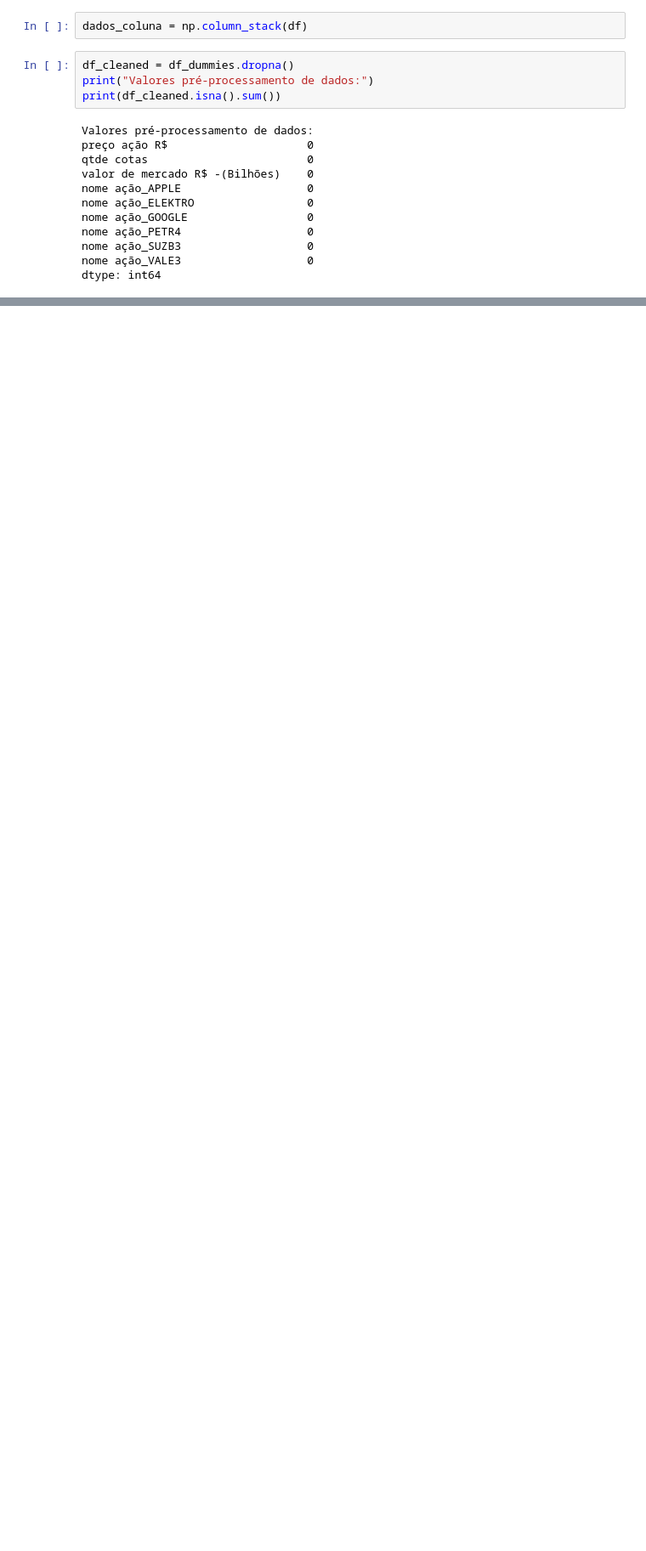
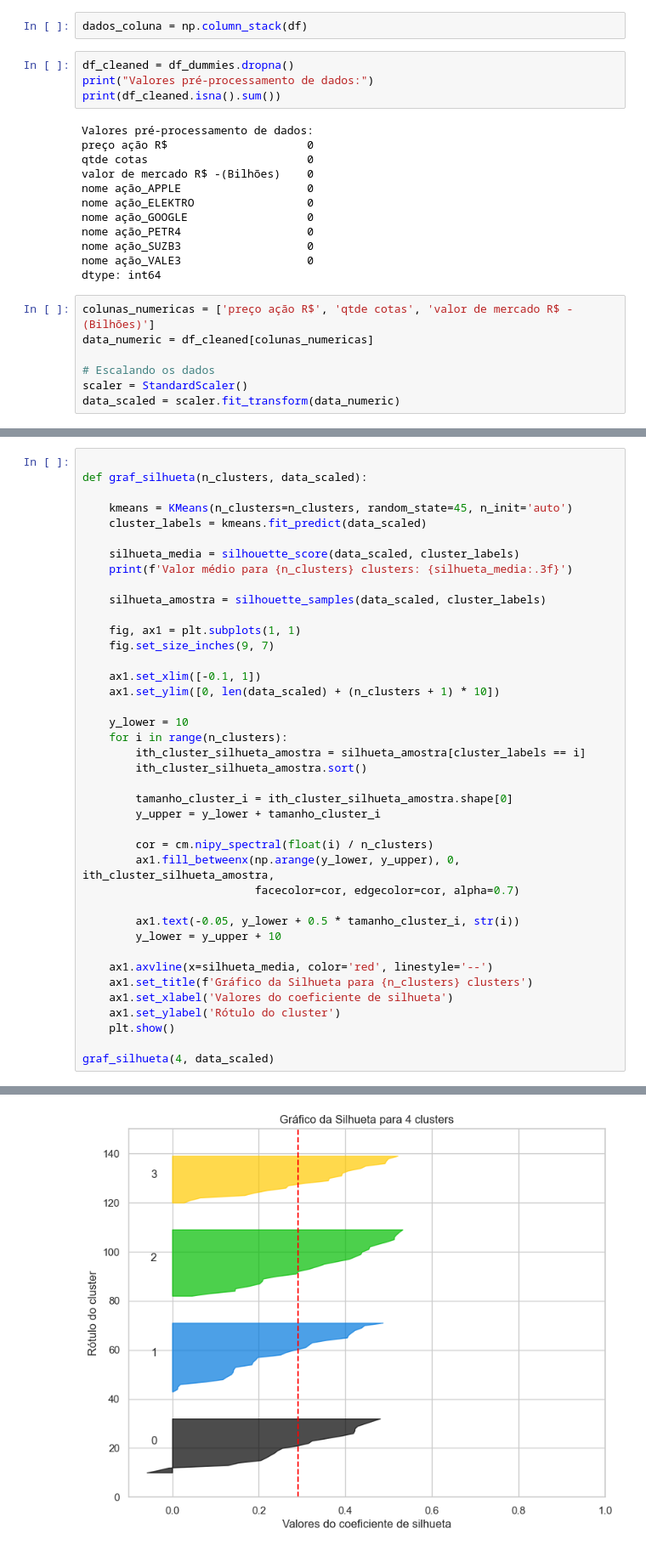
Before and after one commit to Isadorq/IABD---Exemplo-aula-2, a Jupyter notebook: somativa 25.11/somativa.ipynb, the cells around one changed output, grey strips where cells are left out. Shown at 85% size. Saved outputs shown, nothing was run; the diff lists cells and outputs as text; blank space fills up the shorter version.

```diff
--- a/somativa 25.11/somativa.ipynb
+++ b/somativa 25.11/somativa.ipynb
@@ -129,6 +133,13 @@ nome ação_PETR4                   0
 nome ação_SUZB3                   0
 nome ação_VALE3                   0
 dtype: int64
+# %%
+colunas_numericas = ['preço ação R$', 'qtde cotas', 'valor de mercado R$ -(Bilhões)']
+data_numeric = df_cleaned[colunas_numericas]
+
+# Escalando os dados
+scaler = StandardScaler()
+data_scaled = scaler.fit_transform(data_numeric)
 # %%
 if df_cleaned.shape[1] >= 2:
 
@@ -201,0 +180,41 @@ plt.show()
+# %%
+
+def graf_silhueta(n_clusters, data_scaled):
+
+    kmeans = KMeans(n_clusters=n_clusters, random_state=45, n_init='auto')
+    cluster_labels = kmeans.fit_predict(data_scaled)
+
+    silhueta_media = silhouette_score(data_scaled, cluster_labels)
+    print(f'Valor médio para {n_clusters} clusters: {silhueta_media:.3f}')
+
+    silhueta_amostra = silhouette_samples(data_scaled, cluster_labels)
+
+    fig, ax1 = plt.subplots(1, 1)
+    fig.set_size_inches(9, 7)
+
+    ax1.set_xlim([-0.1, 1])
+    ax1.set_ylim([0, len(data_scaled) + (n_clusters + 1) * 10])
+
+    y_lower = 10
+    for i in range(n_clusters):
+        ith_cluster_silhueta_amostra = silhueta_amostra[cluster_labels == i]
+        ith_cluster_silhueta_amostra.sort()
+
+        tamanho_cluster_i = ith_cluster_silhueta_amostra.shape[0]
+        y_upper = y_lower + tamanho_cluster_i
+
+        cor = cm.nipy_spectral(float(i) / n_clusters)
+        ax1.fill_betweenx(np.arange(y_lower, y_upper), 0, ith_cluster_silhueta_amostra,
+                          facecolor=cor, edgecolor=cor, alpha=0.7)
+
+        ax1.text(-0.05, y_lower + 0.5 * tamanho_cluster_i, str(i))
+        y_lower = y_upper + 10
+
+    ax1.axvline(x=silhueta_media, color='red', linestyle='--')
+    ax1.set_title(f'Gráfico da Silhueta para {n_clusters} clusters')
+    ax1.set_xlabel('Valores do coeficiente de silhueta')
+    ax1.set_ylabel('Rótulo do cluster')
+    plt.show()
+
+graf_silhueta(4, data_scaled)
+# %% [output]
@@ -202,3 +222,4 @@ plt.show()
+[figure, added]
 # %%
 n_clusters = 4
 kmeans = KMeans(n_clusters=n_clusters, random_state=42)
```
Also changed, not shown: parts of 5 cells of this notebook, 1 other file.
